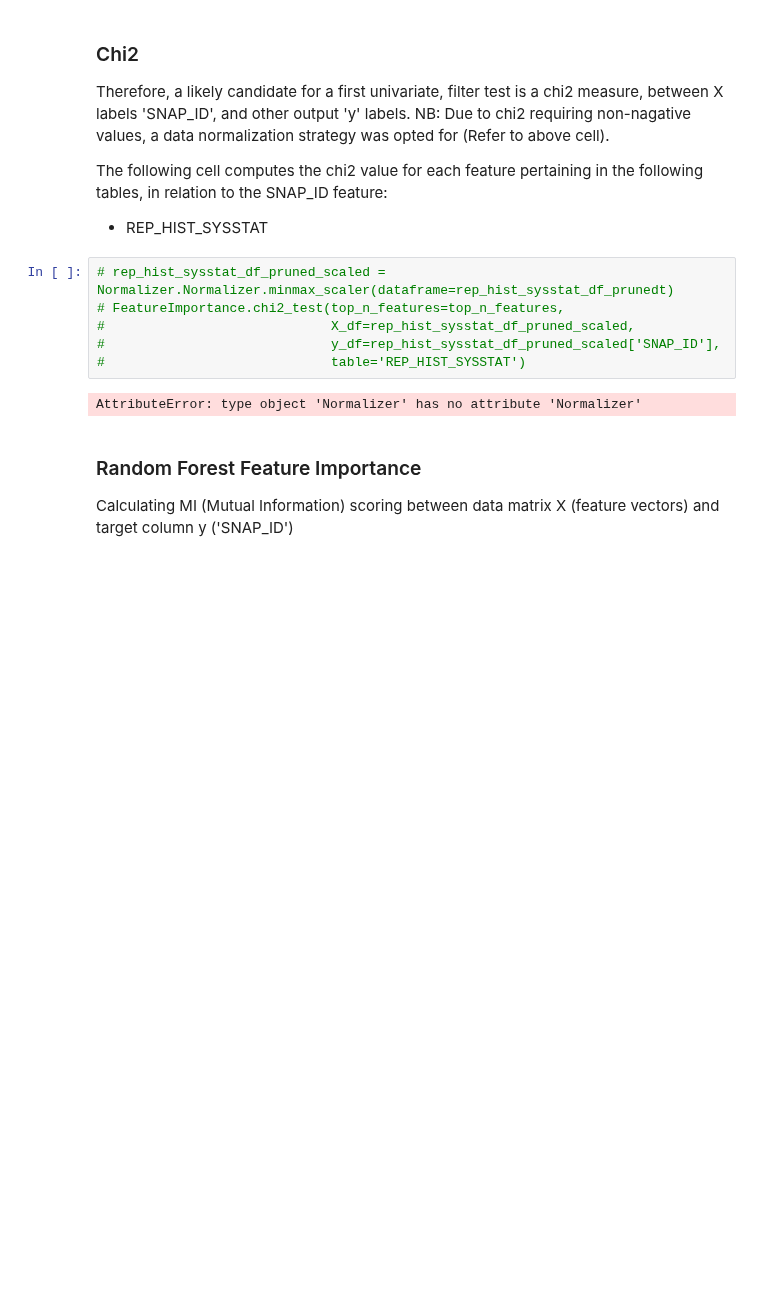
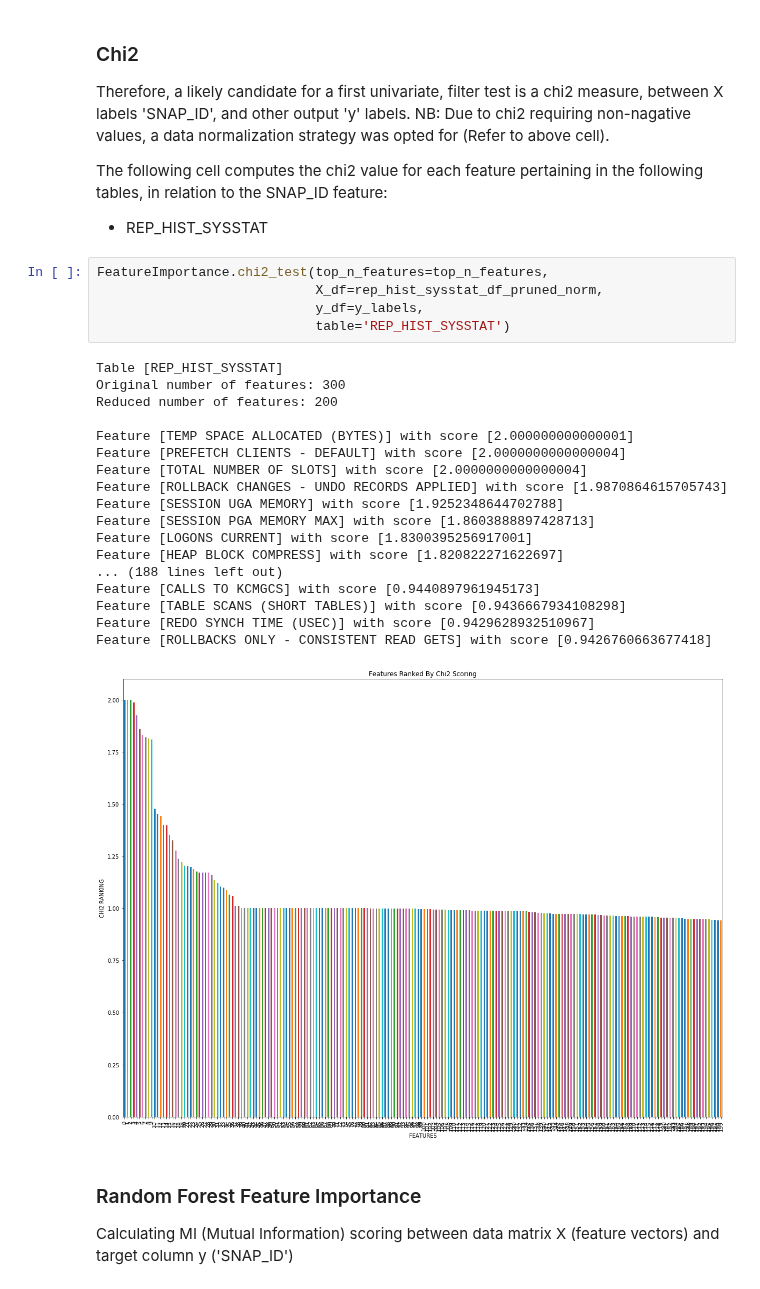
Before and after one commit to eldrad294/ICS5200, a Jupyter notebook: notebook/schedule/TPC-DS1/Schedule TPC-DS1 Feature Selection/Schedule TPC-DS1 Dimensional Reduction (Rep_Hist_Sysstat).ipynb, the cells around one changed output. Cells and saved outputs as stored; diff of their text form; blank space fills up the shorter version.

```diff
--- a/notebook/schedule/TPC-DS1/Schedule TPC-DS1 Feature Selection/Schedule TPC-DS1 Dimensional Reduction (Rep_Hist_Sysstat).ipynb
+++ b/notebook/schedule/TPC-DS1/Schedule TPC-DS1 Feature Selection/Schedule TPC-DS1 Dimensional Reduction (Rep_Hist_Sysstat).ipynb
@@ -910,13 +916,29 @@ Therefore, a likely candidate for a first univariate, filter test is a chi2 meas
 The following cell computes the chi2 value for each feature pertaining in the following tables, in relation to the SNAP_ID feature:
 * REP_HIST_SYSSTAT
 # %%
-# rep_hist_sysstat_df_pruned_scaled = Normalizer.Normalizer.minmax_scaler(dataframe=rep_hist_sysstat_df_prunedt)
-# FeatureImportance.chi2_test(top_n_features=top_n_features,
-#                             X_df=rep_hist_sysstat_df_pruned_scaled,
-#                             y_df=rep_hist_sysstat_df_pruned_scaled['SNAP_ID'],
-#                             table='REP_HIST_SYSSTAT')
+FeatureImportance.chi2_test(top_n_features=top_n_features,
+                            X_df=rep_hist_sysstat_df_pruned_norm,
+                            y_df=y_labels,
+                            table='REP_HIST_SYSSTAT')
 # %% [output]
-AttributeError: type object 'Normalizer' has no attribute 'Normalizer'
+Table [REP_HIST_SYSSTAT]
+Original number of features: 300
+Reduced number of features: 200
+
+Feature [TEMP SPACE ALLOCATED (BYTES)] with score [2.000000000000001]
+Feature [PREFETCH CLIENTS - DEFAULT] with score [2.0000000000000004]
+Feature [TOTAL NUMBER OF SLOTS] with score [2.0000000000000004]
+Feature [ROLLBACK CHANGES - UNDO RECORDS APPLIED] with score [1.9870864615705743]
+Feature [SESSION UGA MEMORY] with score [1.9252348644702788]
+Feature [SESSION PGA MEMORY MAX] with score [1.8603888897428713]
+Feature [LOGONS CURRENT] with score [1.8300395256917001]
+Feature [HEAP BLOCK COMPRESS] with score [1.820822271622697]
+... (188 lines left out)
+Feature [CALLS TO KCMGCS] with score [0.9440897961945173]
+Feature [TABLE SCANS (SHORT TABLES)] with score [0.9436667934108298]
+Feature [REDO SYNCH TIME (USEC)] with score [0.9429628932510967]
+Feature [ROLLBACKS ONLY - CONSISTENT READ GETS] with score [0.9426760663677418]
+[figure, added]
 # %% [markdown]
 ### Random Forest Feature Importance
 
```
Also changed, not shown: parts of 15 cells of this notebook.
